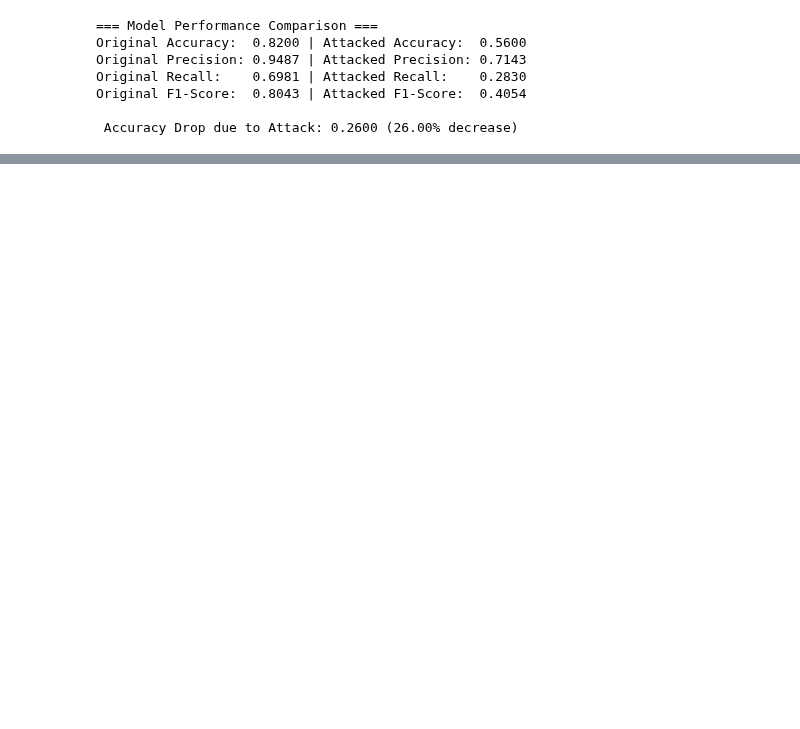
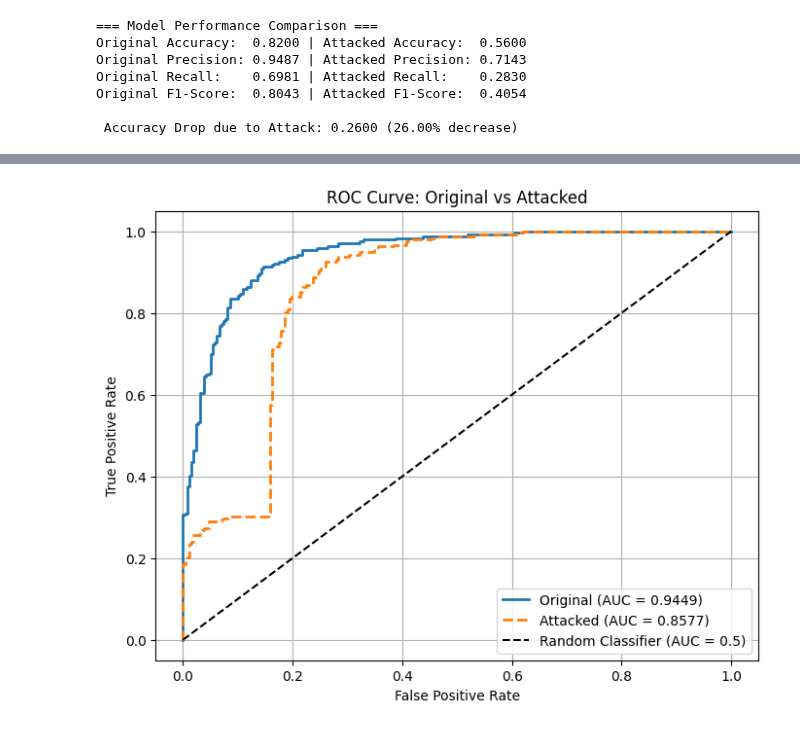
Before and after one commit to yuvalira/Final-Project-Adversarial-Attack-on-Tabular-Classification, a Jupyter notebook: ATTACK/GBT_Attack.ipynb, the cells around one changed output, grey strips where cells are left out. Saved outputs shown, nothing was run; the diff lists cells and outputs as text; code cells hidden in the pictures; blank space fills up the shorter version.

```diff
--- a/ATTACK/GBT_Attack.ipynb
+++ b/ATTACK/GBT_Attack.ipynb
@@ -690,7 +704,7 @@ modelArch = "GBT"                   # Model type: "GBT" or "LM"
 ###Implement Attack
 # %%
 # Define subset for attack
-df = df.head(100)
+df = df.head(500).copy()
 
 # Run the adversarial attack and collect results
 adversarial_df, accuracies, distances, batch_sizes = generate_adversarial_dataset(
@@ -1505,35 +1187,7 @@ plt.show()
-# %%
-from sklearn.metrics import roc_curve, roc_auc_score
-import matplotlib.pyplot as plt
-
-def plot_roc_comparison(df_original, df_attacked, label_col='true_label', score_col='score'):
-    """
-    Plot ROC curves for original vs. attacked data, assuming both contain:
-    - true_label: the correct label
-    - score: predicted probability for class 1
-    """
-    # Original
-    y_true_orig = df_original[label_col]
-    y_score_orig = df_original[score_col]
-    fpr_orig, tpr_orig, _ = roc_curve(y_true_orig, y_score_orig)
-    auc_orig = roc_auc_score(y_true_orig, y_score_orig)
-
-    # Attacked
-    y_true_att = df_attacked[label_col]
-    y_score_att = df_attacked[score_col]
-    fpr_att, tpr_att, _ = roc_curve(y_true_att, y_score_att)
-    auc_att = roc_auc_score(y_true_att, y_score_att)
-
-    # Plot
-    plt.figure(figsize=(8,6))
-    plt.plot(fpr_orig, tpr_orig, label=f"Original (AUC = {auc_orig:.4f})", linewidth=2)
-    plt.plot(fpr_att, tpr_att, label=f"Attacked (AUC = {auc_att:.4f})", linestyle='--', linewidth=2)
-    plt.plot([0, 1], [0, 1], 'k--', label="Random Classifier (AUC = 0.5)")
-    plt.xlabel("False Positive Rate")
-    plt.ylabel("True Positive Rate")
-    plt.title("ROC Curve: Original vs Attacked")
-    plt.legend(loc="lower right")
-    plt.grid(True)
-    plt.show()
-
-plot_roc_comparison(df_original, df_attacked)
+# %%
+plot_roc_comparison(df_attacked=adversarial_df,
+                    label_col='original_label',
+                    original_score_col='score_before_attack',
+                    attacked_score_col='score_after_attack')
+# %% [output]
+[figure, added]
```
Also changed, not shown: parts of 44 cells of this notebook.
